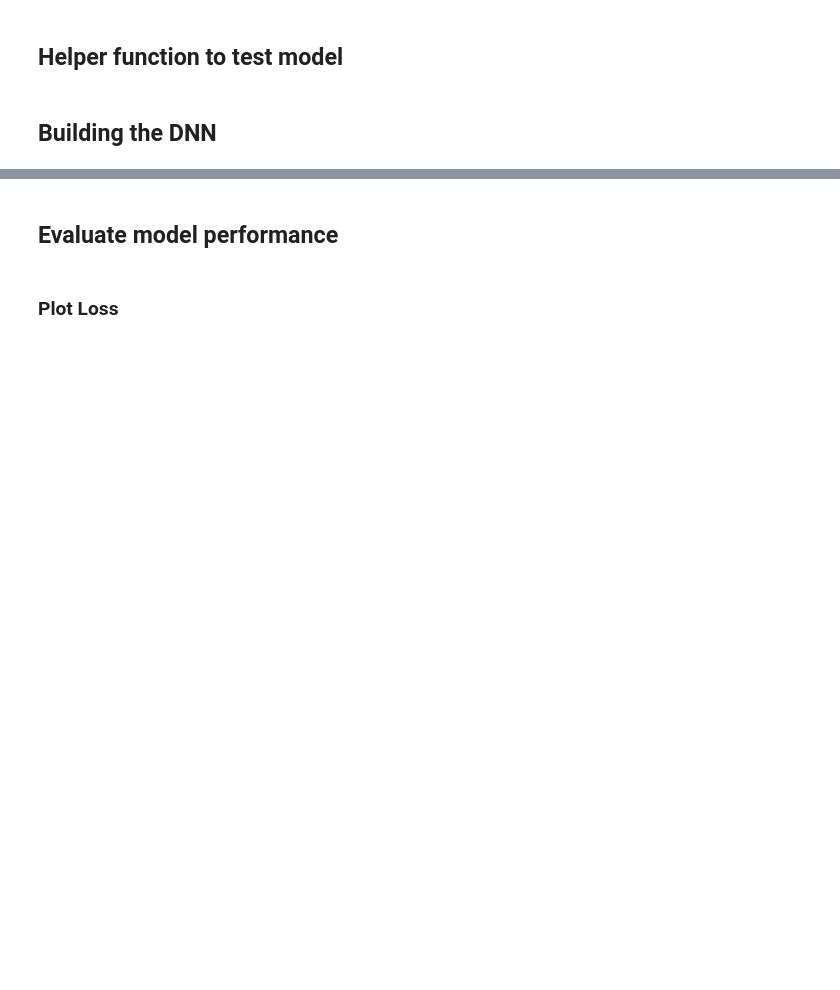
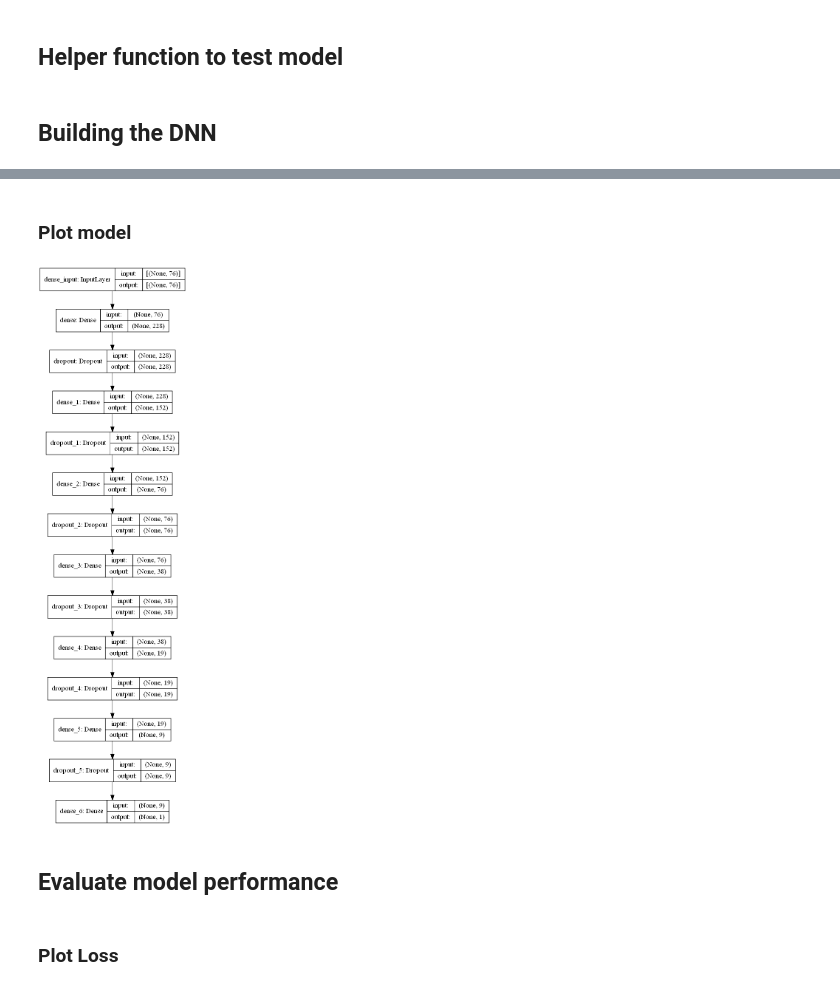
Before and after one commit to FardinAhsan146/DubaiHousingPriceDS, a Jupyter notebook: dnnmodel_nb3.ipynb, the cells around one changed output, grey strips where cells are left out. Cells and saved outputs as stored; diff of their text form; code cells hidden in the pictures; blank space fills up the shorter version.

```diff
--- a/dnnmodel_nb3.ipynb
+++ b/dnnmodel_nb3.ipynb
@@ -172,3 +173,9 @@ _________________________________________________________________
+# %% [markdown]
+### Plot model
+# %%
+plot_model(model, show_shapes=True, show_layer_names=True)
+# %% [output]
+[figure, added]
 # %% [markdown]
 ## Evaluate model performance
 # %% [markdown]
```
Also changed, not shown: parts of 5 cells of this notebook, 3 other files.
